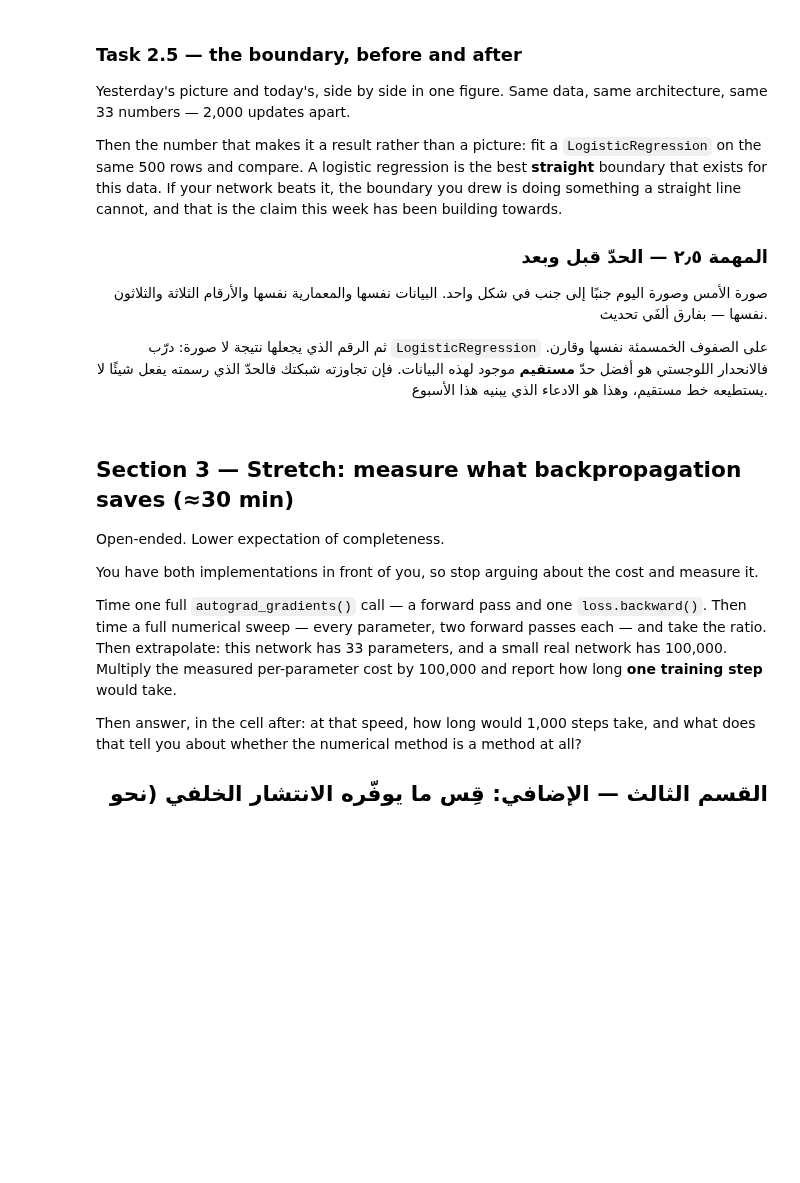
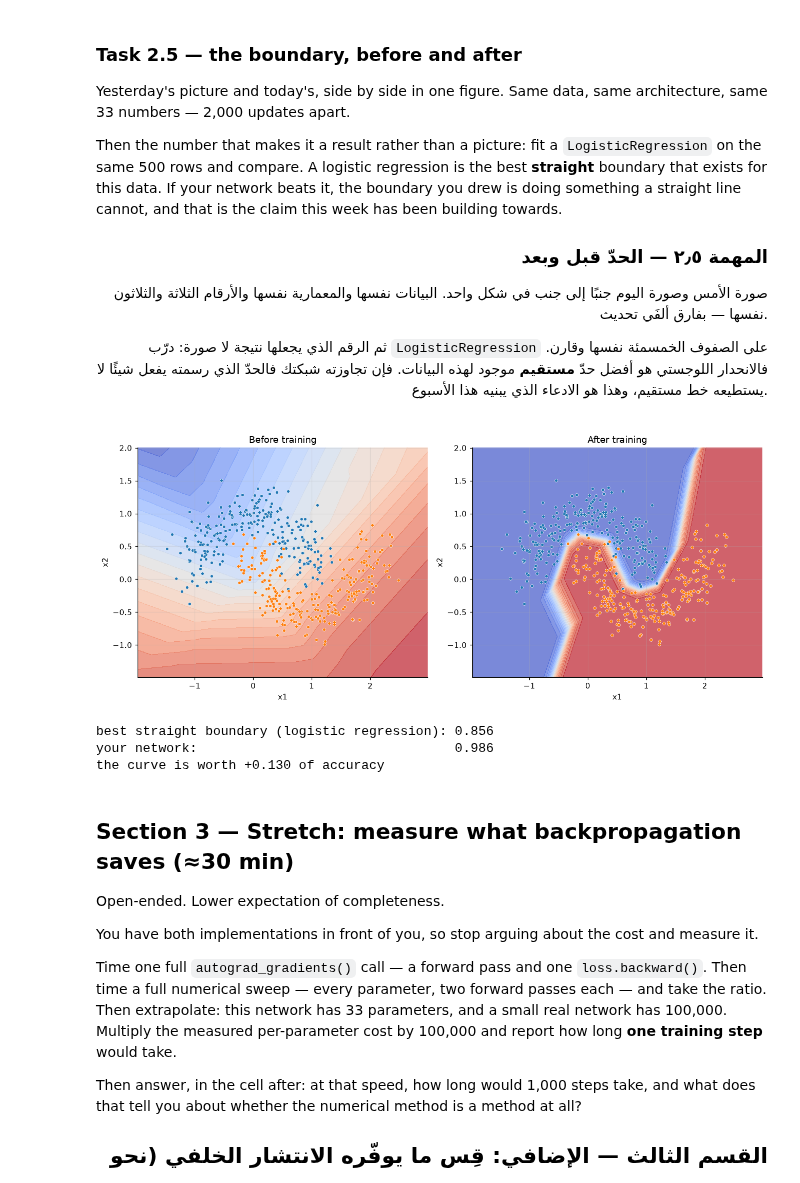
Before and after one commit to 507ahmed507-afk/AIEP_Olo_student, a Jupyter notebook: week_3_neural_networks/labs/D3_backprop/D3_backprop_blank.ipynb, the cells around one changed output. Drawn from its saved outputs; the diff is of its cells as text; code cells hidden in the pictures; blank space fills up the shorter version.

```diff
--- a/week_3_neural_networks/labs/D3_backprop/D3_backprop_blank.ipynb
+++ b/week_3_neural_networks/labs/D3_backprop/D3_backprop_blank.ipynb
@@ -709,6 +793,34 @@ print(f"\nthe graph behind z2: {' <- '.join(chain) or '(empty: nothing was marke
 
 # TODO: Check every one of autograd's 33 gradients against its numerical counterpart.
 # مهمة: افحص كل واحد من اشتقاقات الاشتقاق التلقائي الثلاثة والثلاثين مقابل نظيره العددي.
+rows = []
+
+for key in ("W1", "b1", "W2", "b2"):
+    for index in itertools.product(*(range(n) for n in params[key].shape)):
+        auto = grads[key][index].item()
+
+        numeric = numerical_gradient(
+            params,
+            X,
+            y,
+            key,
+            index,
+            eps=1e-6
+        )
+
+        difference = abs(auto - numeric)
+
+        rows.append({
+            "parameter": key,
+            "index": str(index),
+            "autograd": auto,
+            "numerical": numeric,
+            "abs_diff": difference
+        })
+
+gradient_check = pd.DataFrame(rows)
+
+worst = gradient_check["abs_diff"].max()
 print(gradient_check.head(6).to_string(index=False,
                                        float_format=lambda v: f"{v: .6f}"))
 print(f"\n{len(gradient_check)} gradients checked, one at a time")
@@ -955,33 +1126,50 @@ and that is the claim this week has been building towards.
 # ابحث عن: "matplotlib subplots share figure contourf decision boundary"
 # ────────────────────────────────────────────────────────────────────
 
 def plot_boundary(params, title, ax):
     """Colour the plane by the network's output, then scatter the real points."""
     pad = 0.5
     xx, yy = torch.meshgrid(
         torch.linspace(X[:, 0].min().item() - pad, X[:, 0].max().item() + pad, 200),
         torch.linspace(X[:, 1].min().item() - pad, X[:, 1].max().item() + pad, 200),
         indexing="xy")
     with torch.no_grad():   # a picture, not a computation to differentiate
         surface, _ = forward(params, torch.column_stack([xx.ravel(), yy.ravel()]))
     ax.contourf(xx, yy, surface.reshape(xx.shape), levels=20,
                 cmap="coolwarm", alpha=0.7)
     for label, colour in ((0, PALETTE[0]), (1, PALETTE[1])):
         rows = y.ravel() == label
         ax.scatter(X[rows, 0], X[rows, 1], s=14, color=colour,
                    edgecolor="white", linewidth=0.4)
     ax.set_xlabel("x1")
     ax.set_title(title)
 fig, axes = plt.subplots(1, 2, figsize=(12, 5))
 # TODO: Draw the untrained boundary on the left and the trained one on the right.
 # مهمة: ارسم الحدّ غير المُدرَّب يسارًا والمُدرَّب يمينًا.
+plot_boundary(INITIAL_PARAMS, "Before training", axes[0])
+plot_boundary(params, "After training", axes[1])
+
+axes[0].set_ylabel("x2")
+axes[1].set_ylabel("x2")
 plt.tight_layout()
 plt.show()
 # TODO: Fit a logistic regression on the same rows and compare it with the network.
 # مهمة: درّب انحدارًا لوجستيًا على الصفوف نفسها وقارنه بالشبكة.
+linear_model = LogisticRegression()
+linear_model.fit(X.numpy(), y.ravel().numpy())
+
+linear_accuracy = linear_model.score(
+    X.numpy(),
+    y.ravel().numpy()
+)
 print(f"best straight boundary (logistic regression): {linear_accuracy:.3f}")
 print(f"your network:                                 {final_accuracy:.3f}")
 print(f"the curve is worth {final_accuracy - linear_accuracy:+.3f} of accuracy")
+# %% [output]
+[figure, added]
+best straight boundary (logistic regression): 0.856
+your network:                                 0.986
+the curve is worth +0.130 of accuracy
 # %% [markdown]
 ## Section 3 — Stretch: measure what backpropagation saves  (≈30 min)
 
```
Also changed, not shown: parts of 13 cells of this notebook.
